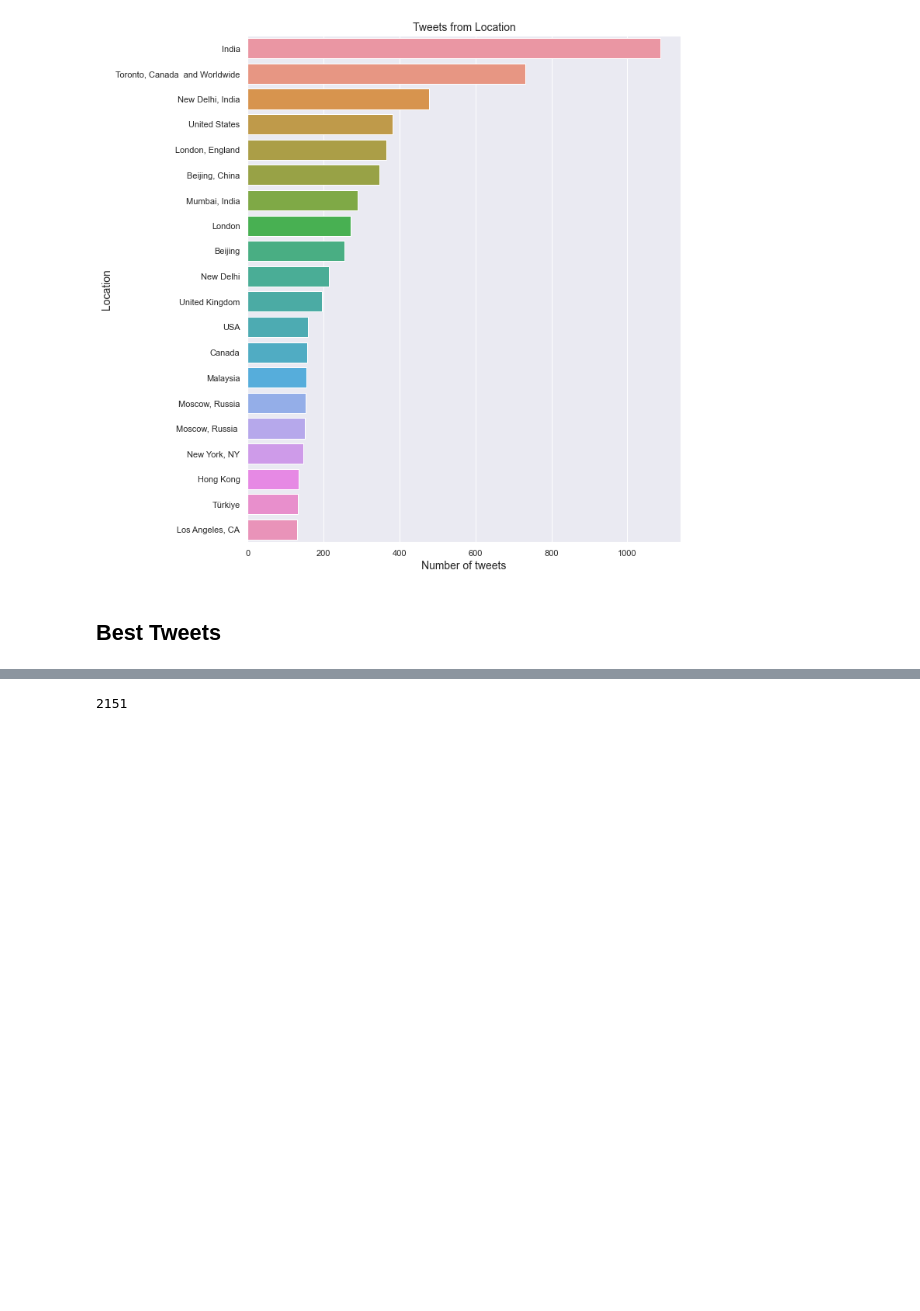
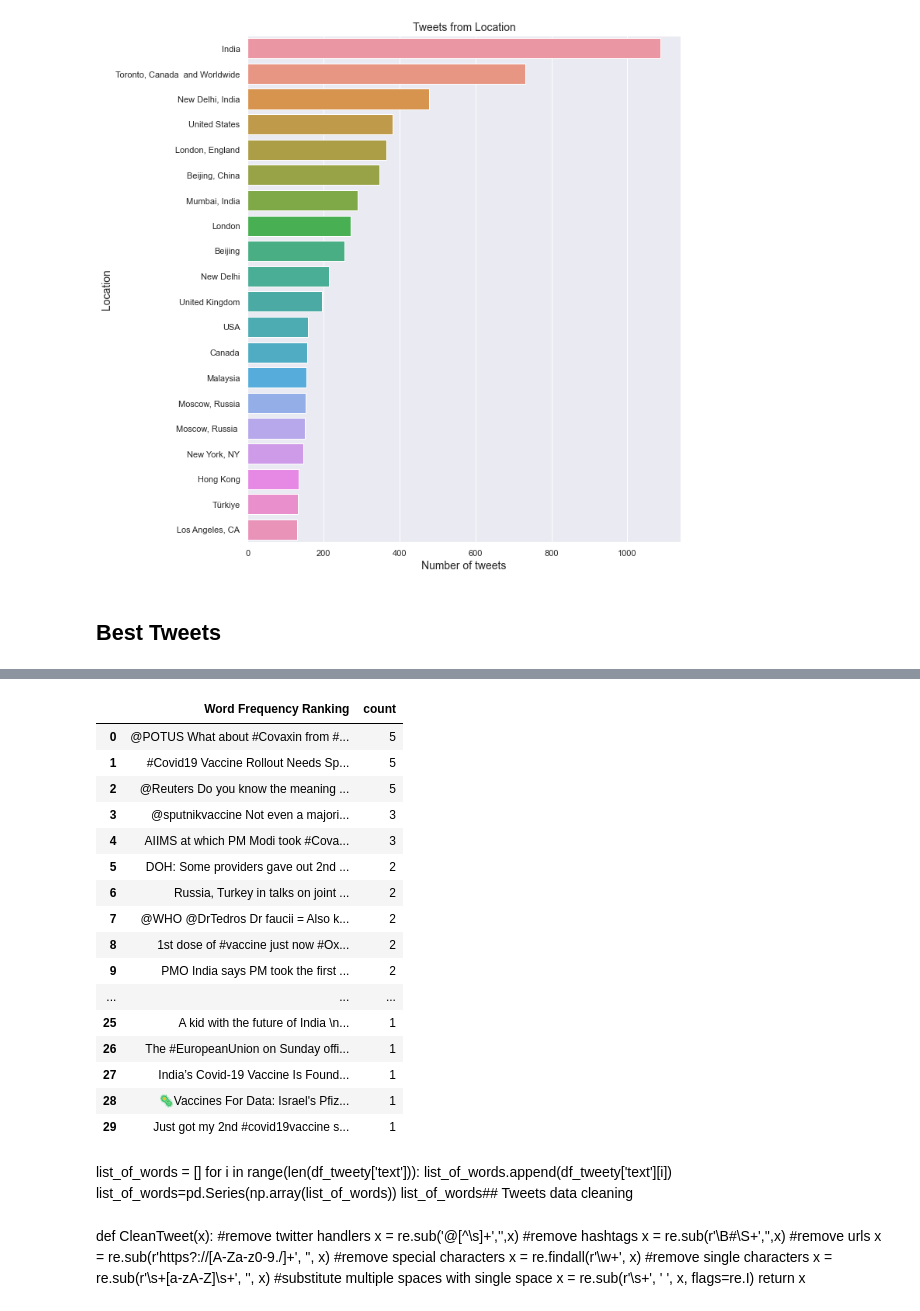
Before and after one commit to BiBa-01/Capstone_Covid, a Jupyter notebook: FirstLookTweety.ipynb, the cells around one changed output, grey strips where cells are left out. Drawn from its saved outputs; the diff is of its cells as text; code cells hidden in the pictures; blank space fills up the shorter version.

```diff
--- a/FirstLookTweety.ipynb
+++ b/FirstLookTweety.ipynb
@@ -239,0 +278,47 @@ Name: text, dtype: object
+# %%
+lst_hasht = []
+for line in list(df_tweety['text']):
+    words = line.split()
+    for word in words:
+        if '#' in word:
+            tweet_words_hasht.append(word.lower())
+tweet_words_hasht=pd.Series(np.array(tweet_words_hasht))
+frequency_ranking = tweet_words.value_counts()[:30].rename_axis('Word Frequency Ranking').reset_index(name='count')
+frequency_ranking
+
+df_tweety['hashtags']=df_tweety['hashtags'].fillna('[]')
+lst_hashtags=[]
+for i in range(len(df_tweety['hashtags'])):
+    a=df_tweety['hashtags'][i].strip('][').split(', ')
+    for i in a:
+        all_hashtags.append(i)
+all_hashtags=['No Hashtag' if x=='' else x for x in all_hashtags]
+
+all_hashtags=pd.Series(np.array(all_hashtags))
+# %%
+list_of_words = []
+for i in range(len(df_tweety['text'])):
+    list_of_words.append(df_tweety['text'][i])
+list_of_words=pd.Series(np.array(list_of_words))
+#list_of_words
+
+frequency_ranking = list_of_words.value_counts()[:30].rename_axis('Word Frequency Ranking').reset_index(name='count')
+frequency_ranking
+# %% [output]
+|  | Word Frequency Ranking | count |
+| 0 | @POTUS What about #Covaxin from #... | 5 |
+| 1 | #Covid19 Vaccine Rollout Needs Sp... | 5 |
+| 2 | @Reuters Do you know the meaning ... | 5 |
+| 3 | @sputnikvaccine Not even a majori... | 3 |
+| 4 | AIIMS at which PM Modi took #Cova... | 3 |
+| 5 | DOH: Some providers gave out 2nd ... | 2 |
+| 6 | Russia, Turkey in talks on joint ... | 2 |
+| 7 | @WHO @DrTedros Dr faucii = Also k... | 2 |
+| 8 | 1st dose of #vaccine just now #Ox... | 2 |
+| 9 | PMO India says PM took the first ... | 2 |
+| ... | ... | ... |
+| 25 | A kid with the future of India \n... | 1 |
+| 26 | The #EuropeanUnion on Sunday offi... | 1 |
+| 27 | India’s Covid-19 Vaccine Is Found... | 1 |
+| 28 | 🦠Vaccines For Data: Israel's Pfiz... | 1 |
+| 29 | Just got my 2nd #covid19vaccine s... | 1 |
@@ -239,0 +332,21 @@ Name: text, dtype: object
+# %% [markdown]
+list_of_words = []
+for i in range(len(df_tweety['text'])):
+    list_of_words.append(df_tweety['text'][i])
+list_of_words=pd.Series(np.array(list_of_words))
+list_of_words## Tweets data cleaning
+# %% [markdown]
+def CleanTweet(x):
+    #remove twitter handlers
+    x = re.sub('@[^\s]+','',x)
+    #remove hashtags
+    x = re.sub(r'\B#\S+','',x)
+    #remove urls
+    x = re.sub(r'https?:\/\/[A-Za-z0-9\.\/]+', '', x)
+    #remove special characters
+    x = re.findall(r'\w+', x)
+    #remove single characters
+    x = re.sub(r'\s+[a-zA-Z]\s+', '', x)
+    #substitute multiple spaces with single space
+    x = re.sub(r'\s+', ' ', x, flags=re.I)
+    return x
@@ -304,5 +396,0 @@ import csv
-# %%
-#It does not look like it makes sense to differentiate between user locations
-df_tweety.user_location.nunique()
-# %% [output]
-2151
```
Also changed, not shown: parts of 24 cells of this notebook.
